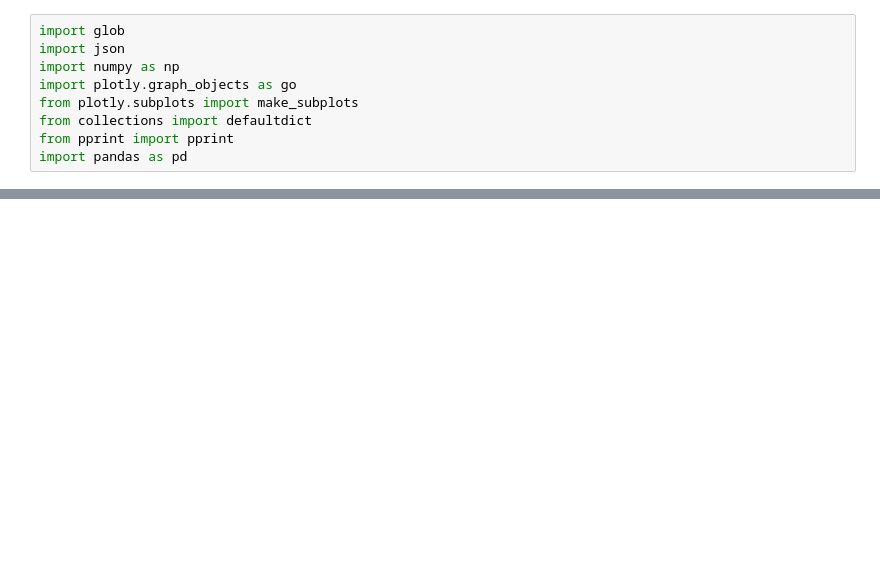
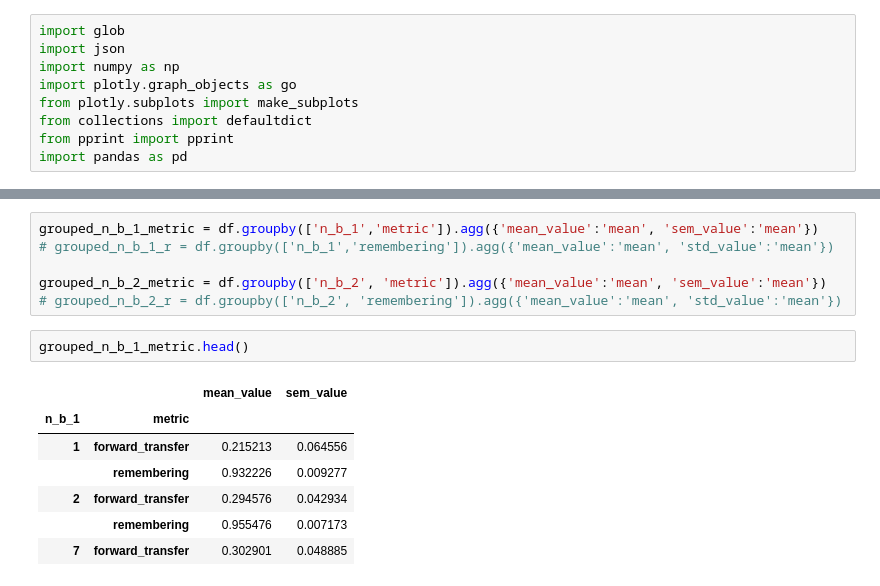
Before and after one commit to TrappettML/BranchGating, a Jupyter notebook: branchNetwork/notebooks/branch_search_process.ipynb, the cells around one changed output, grey strips where cells are left out. Saved outputs shown, nothing was run; the diff lists cells and outputs as text; blank space fills up the shorter version.

```diff
--- a/branchNetwork/notebooks/branch_search_process.ipynb
+++ b/branchNetwork/notebooks/branch_search_process.ipynb
@@ -171,0 +167,16 @@ create_plot(df, 'n_b_1', 'Performance Analysis by n_b_1')
+# %%
+grouped_n_b_1_metric = df.groupby(['n_b_1','metric']).agg({'mean_value':'mean', 'sem_value':'mean'})
+# grouped_n_b_1_r = df.groupby(['n_b_1','remembering']).agg({'mean_value':'mean', 'std_value':'mean'})
+
+grouped_n_b_2_metric = df.groupby(['n_b_2', 'metric']).agg({'mean_value':'mean', 'sem_value':'mean'})
+# grouped_n_b_2_r = df.groupby(['n_b_2', 'remembering']).agg({'mean_value':'mean', 'std_value':'mean'})
+# %%
+grouped_n_b_1_metric.head()
+# %% [output]
+|  |  | mean_value | sem_value |
+| n_b_1 | metric |  |  |
+| 1 | forward_transfer | 0.215213 | 0.064556 |
+|  | remembering | 0.932226 | 0.009277 |
+| 2 | forward_transfer | 0.294576 | 0.042934 |
+|  | remembering | 0.955476 | 0.007173 |
+| 7 | forward_transfer | 0.302901 | 0.048885 |
```
Also changed, not shown: parts of 19 cells of this notebook, 3 other files.
